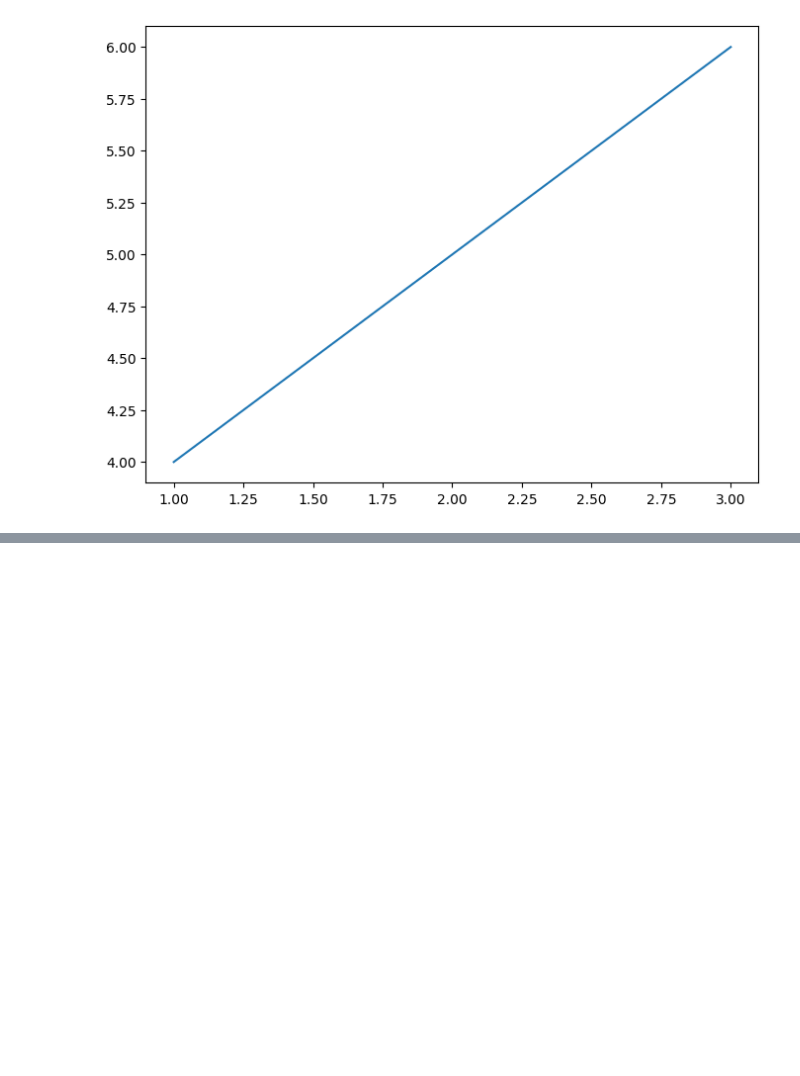
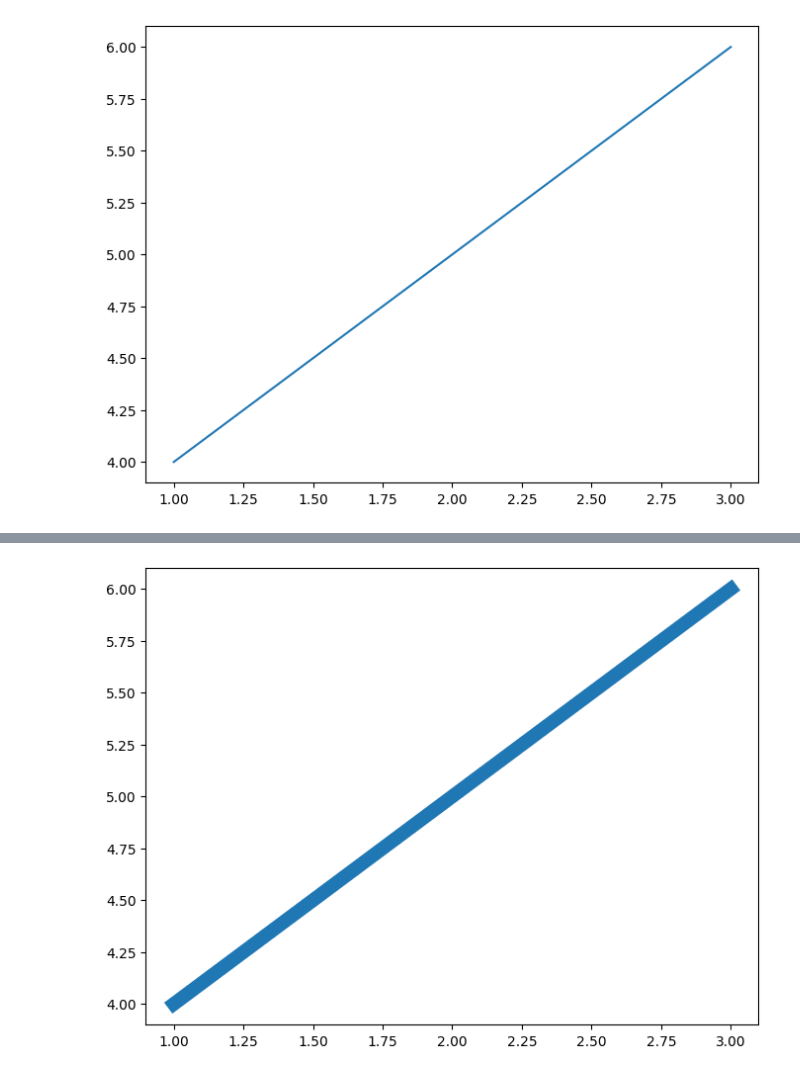
Before and after one commit to WooHyun94/TIL, a Jupyter notebook: Python/221005.ipynb, the cells around one changed output, grey strips where cells are left out. Cells and saved outputs as stored; diff of their text form; code cells hidden in the pictures; blank space fills up the shorter version.

```diff
--- a/Python/221005.ipynb
+++ b/Python/221005.ipynb
@@ -14,0 +21,6 @@ plt.show()
+# %%
+plt.figure(figsize = (8, 6))
+plt.plot(x, y, linewidth = 10)
+plt.show()
+# %% [output]
+[figure, added]
```
Also changed, not shown: parts of 38 cells of this notebook.
